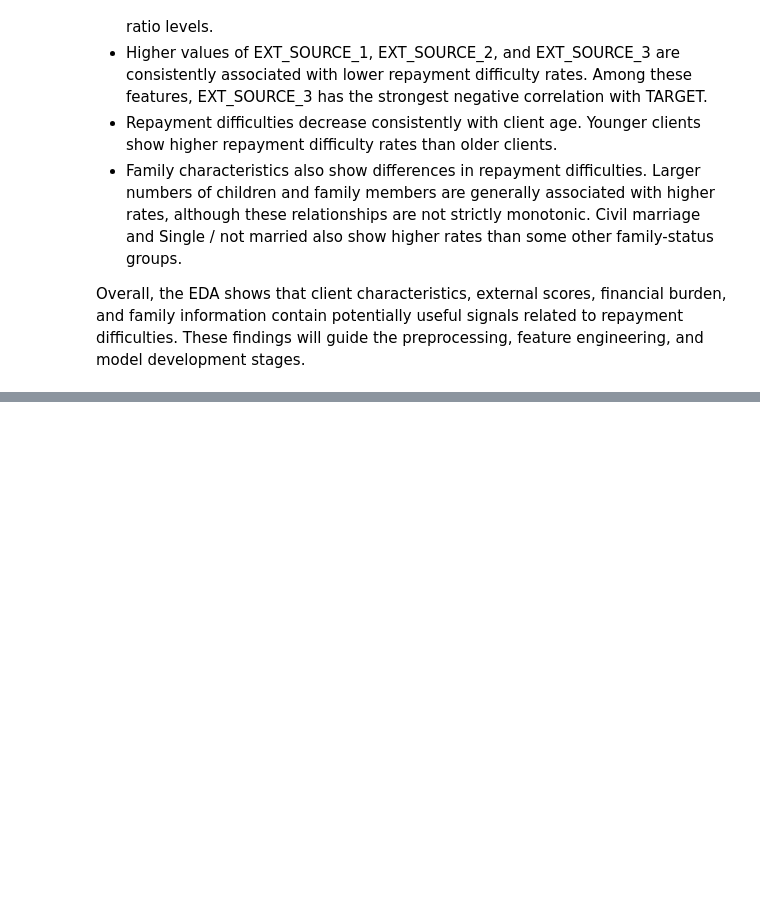
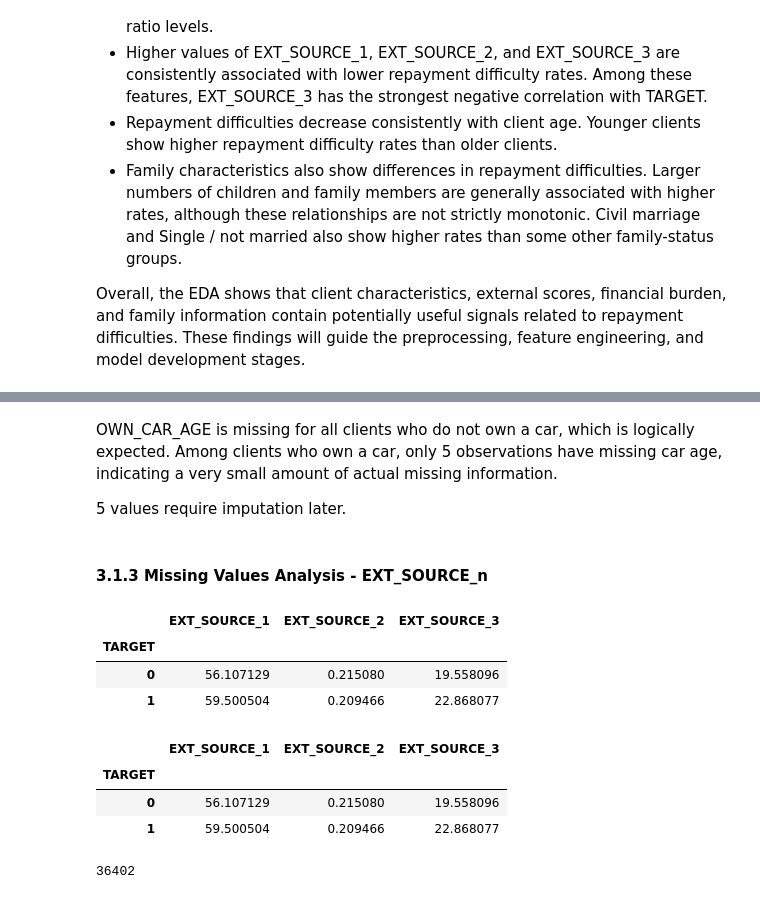
Before and after one commit to Tural-Kazimov/home-credit-default-risk, a Jupyter notebook: main.ipynb, the cells around one changed output, grey strips where cells are left out. Drawn from its saved outputs; the diff is of its cells as text; code cells hidden in the pictures; blank space fills up the shorter version.

```diff
--- a/main.ipynb
+++ b/main.ipynb
@@ -1091,0 +1170,35 @@ Overall, the EDA shows that client characteristics, external scores, financial b
+# %% [markdown]
+OWN_CAR_AGE is missing for all clients who do not own a car, which is logically expected. Among clients who own a car, only 5 observations have missing car age, indicating a very small amount of actual missing information.
+
+5 values require imputation later.
+# %% [markdown]
+#### 3.1.3 Missing Values Analysis - EXT_SOURCE_n
+# %%
+# Check missing values for EXT_SOURCE_n
+data.groupby('TARGET')[['EXT_SOURCE_1', 'EXT_SOURCE_2', 'EXT_SOURCE_3']].apply(
+    lambda x: x.isna().mean()*100
+)
+# %% [output]
+|  | EXT_SOURCE_1 | EXT_SOURCE_2 | EXT_SOURCE_3 |
+| TARGET |  |  |  |
+| 0 | 56.107129 | 0.215080 | 19.558096 |
+| 1 | 59.500504 | 0.209466 | 22.868077 |
+# %%
+data.groupby('TARGET')[['EXT_SOURCE_1', 'EXT_SOURCE_2', 'EXT_SOURCE_3']].apply(
+    lambda x: x.isna().mean()*100
+)
+# %% [output]
+|  | EXT_SOURCE_1 | EXT_SOURCE_2 | EXT_SOURCE_3 |
+| TARGET |  |  |  |
+| 0 | 56.107129 | 0.215080 | 19.558096 |
+| 1 | 59.500504 | 0.209466 | 22.868077 |
+# %%
+# data.loc[(data['EXT_SOURCE_1'].isna()) & (data['EXT_SOURCE_3'].isna())]
+
+data.loc[
+    data['EXT_SOURCE_1'].isna() &
+    data['EXT_SOURCE_2'].notna() &
+    data['EXT_SOURCE_3'].isna()
+].shape[0]
+# %% [output]
+36402
```
Also changed, not shown: parts of 50 cells of this notebook.
